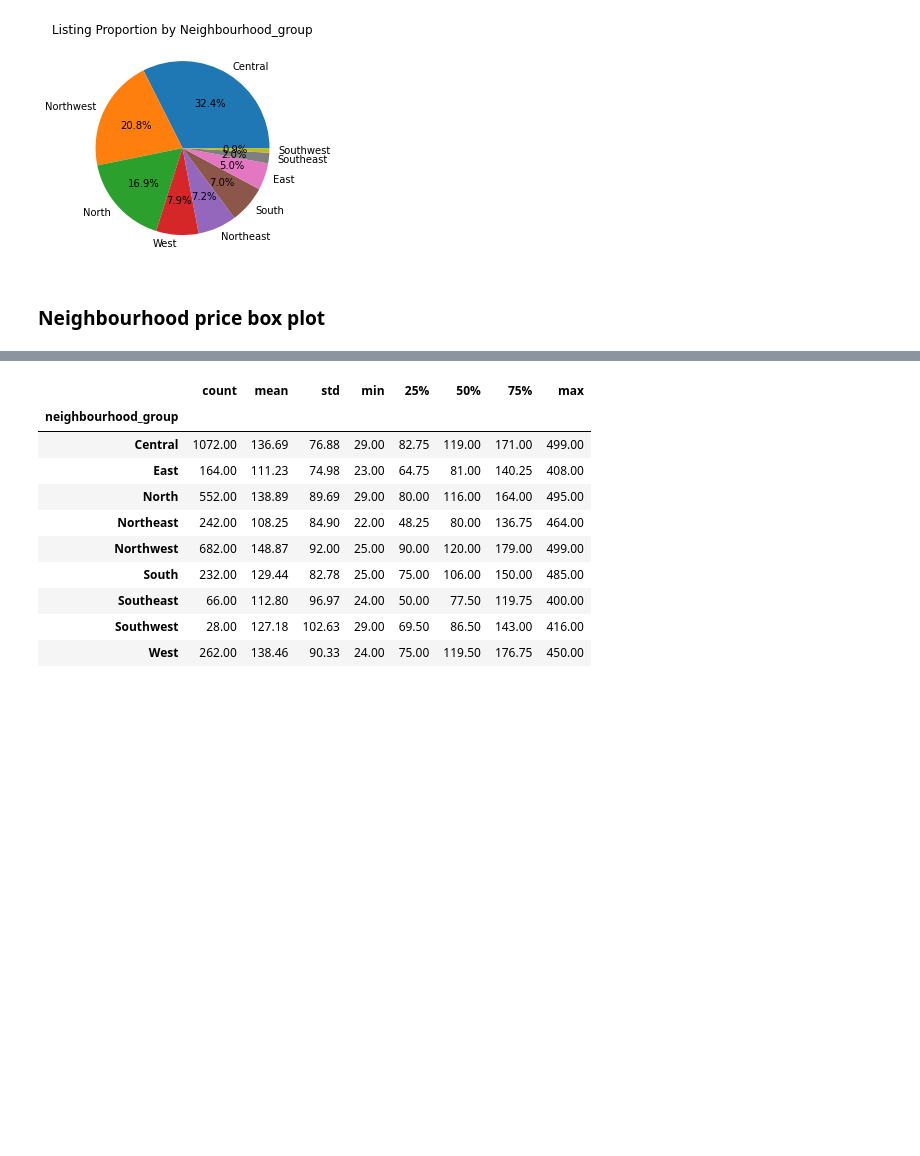
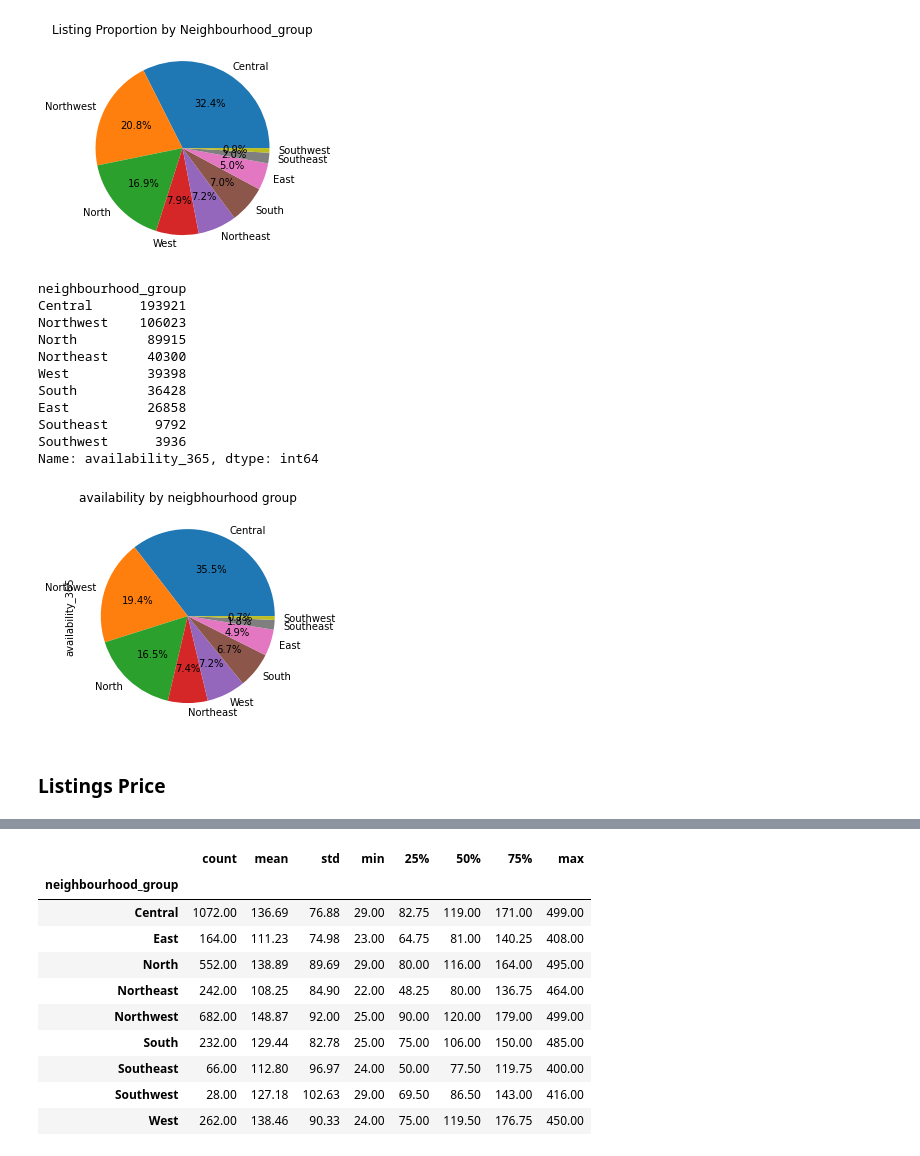
Before and after one commit to jeniscool/tools2-final-project, a Jupyter notebook: final_project_notebook.ipynb, the cells around one changed output, grey strips where cells are left out. Drawn from its saved outputs; the diff is of its cells as text; code cells hidden in the pictures; blank space fills up the shorter version.

```diff
--- a/final_project_notebook.ipynb
+++ b/final_project_notebook.ipynb
@@ -409,5 +387,24 @@ plt.title('Listing Proportion by Neighbourhood_group')
 # %% [output]
 Text(0.5, 1.0, 'Listing Proportion by Neighbourhood_group')
 [figure]
-# %% [markdown]
-### Neighbourhood price box plot
+# %%
+neighbourhoods_availability = listings.groupby('neighbourhood_group')['availability_365'].sum().sort_values(ascending=False)
+neighbourhoods_availability.plot.pie(title='availability by neigbhourhood group',
+                                     labels=neighbourhoods_availability.index, autopct='%1.1f%%')
+
+neighbourhoods_availability.sort_values(ascending=False)
+# %% [output]
+neighbourhood_group
+Central      193921
+Northwest    106023
+North         89915
+Northeast     40300
+West          39398
+South         36428
+East          26858
+Southeast      9792
+Southwest      3936
+Name: availability_365, dtype: int64
+[figure, added]
+# %% [markdown]
+### Listings Price
```
Also changed, not shown: parts of 79 cells of this notebook.
